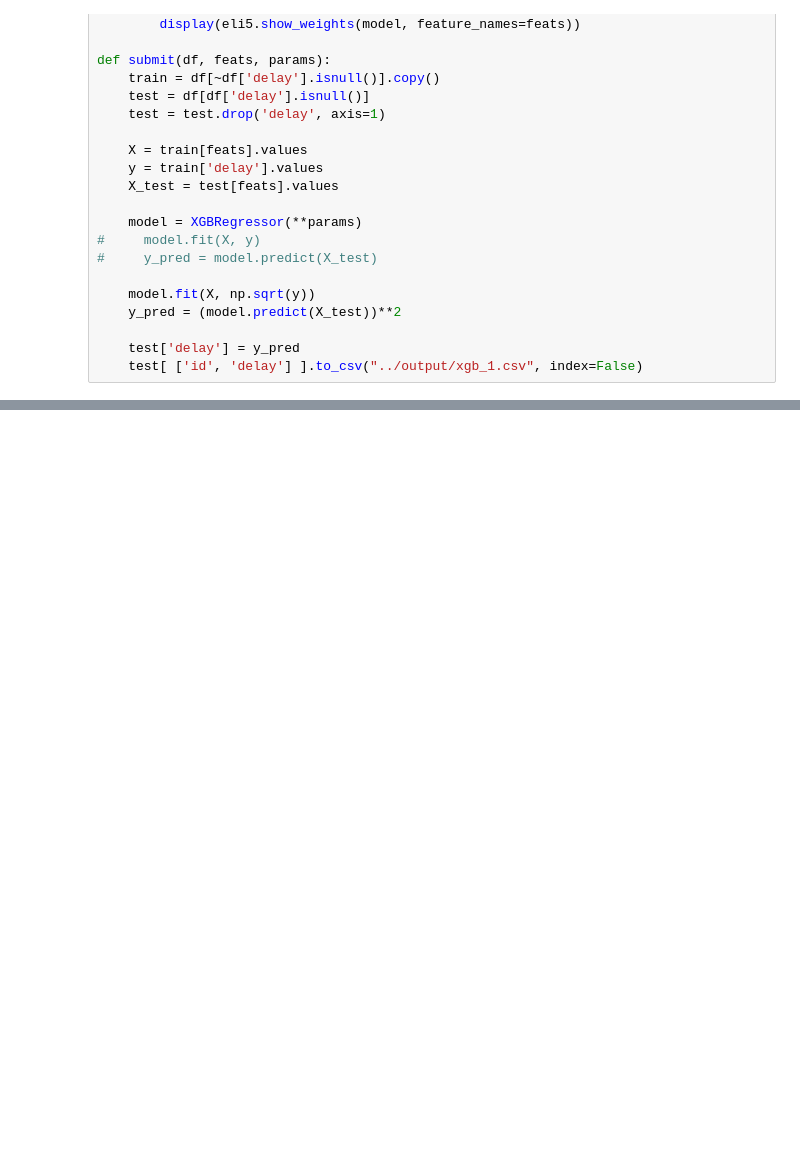
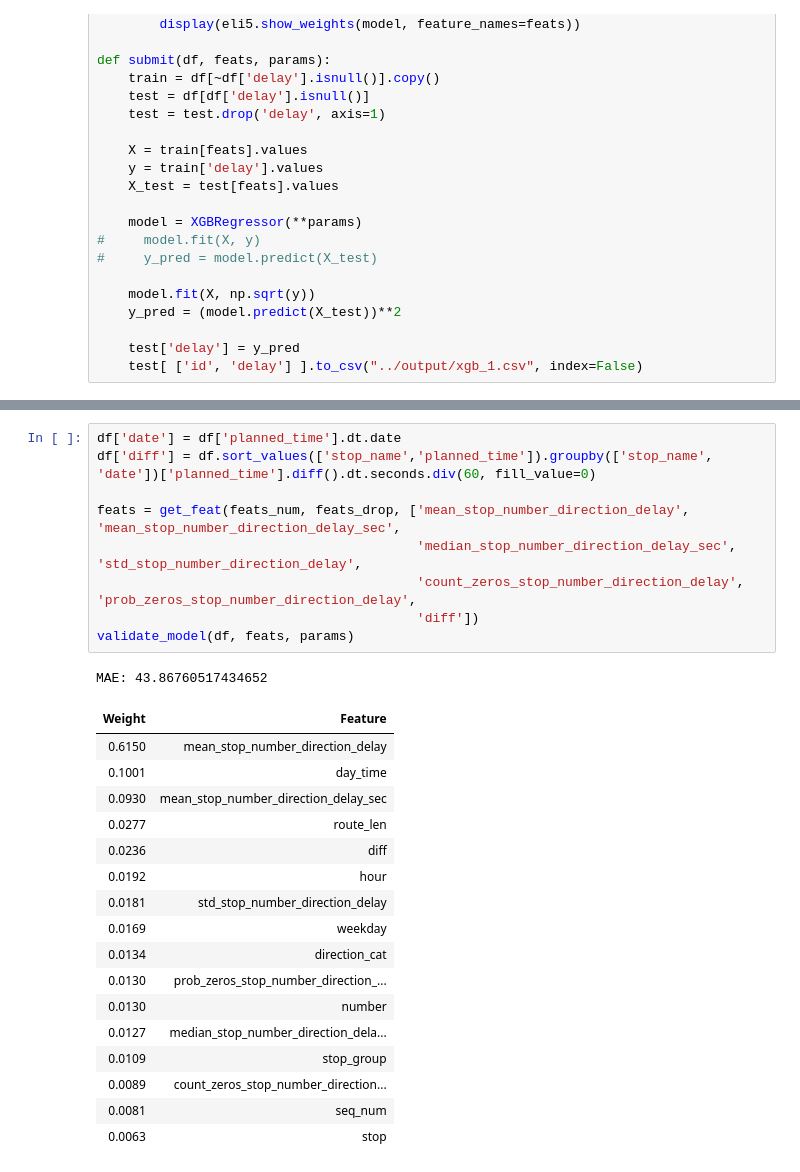
Before and after one commit to DarekB2/tram_delay, a Jupyter notebook: tram_delay_prediction.ipynb, the cells around one changed output, grey strips where cells are left out. Saved outputs shown, nothing was run; the diff lists cells and outputs as text; blank space fills up the shorter version.

```diff
--- a/tram_delay_prediction.ipynb
+++ b/tram_delay_prediction.ipynb
@@ -290,0 +241,28 @@ MAE: 45.900120419186166
+# %%
+df['date'] = df['planned_time'].dt.date
+df['diff'] = df.sort_values(['stop_name','planned_time']).groupby(['stop_name', 'date'])['planned_time'].diff().dt.seconds.div(60, fill_value=0)
+
+feats = get_feat(feats_num, feats_drop, ['mean_stop_number_direction_delay', 'mean_stop_number_direction_delay_sec',
+                                         'median_stop_number_direction_delay_sec', 'std_stop_number_direction_delay',
+                                         'count_zeros_stop_number_direction_delay', 'prob_zeros_stop_number_direction_delay',
+                                         'diff'])
+validate_model(df, feats, params)
+# %% [output]
+MAE: 43.86760517434652
+| Weight | Feature |
+| 0.6150 | mean_stop_number_direction_delay |
+| 0.1001 | day_time |
+| 0.0930 | mean_stop_number_direction_delay_sec |
+| 0.0277 | route_len |
+| 0.0236 | diff |
+| 0.0192 | hour |
+| 0.0181 | std_stop_number_direction_delay |
+| 0.0169 | weekday |
+| 0.0134 | direction_cat |
+| 0.0130 | prob_zeros_stop_number_direction_... |
+| 0.0130 | number |
+| 0.0127 | median_stop_number_direction_dela... |
+| 0.0109 | stop_group |
+| 0.0089 | count_zeros_stop_number_direction... |
+| 0.0081 | seq_num |
+| 0.0063 | stop |
```
Also changed, not shown: parts of 23 cells of this notebook.
